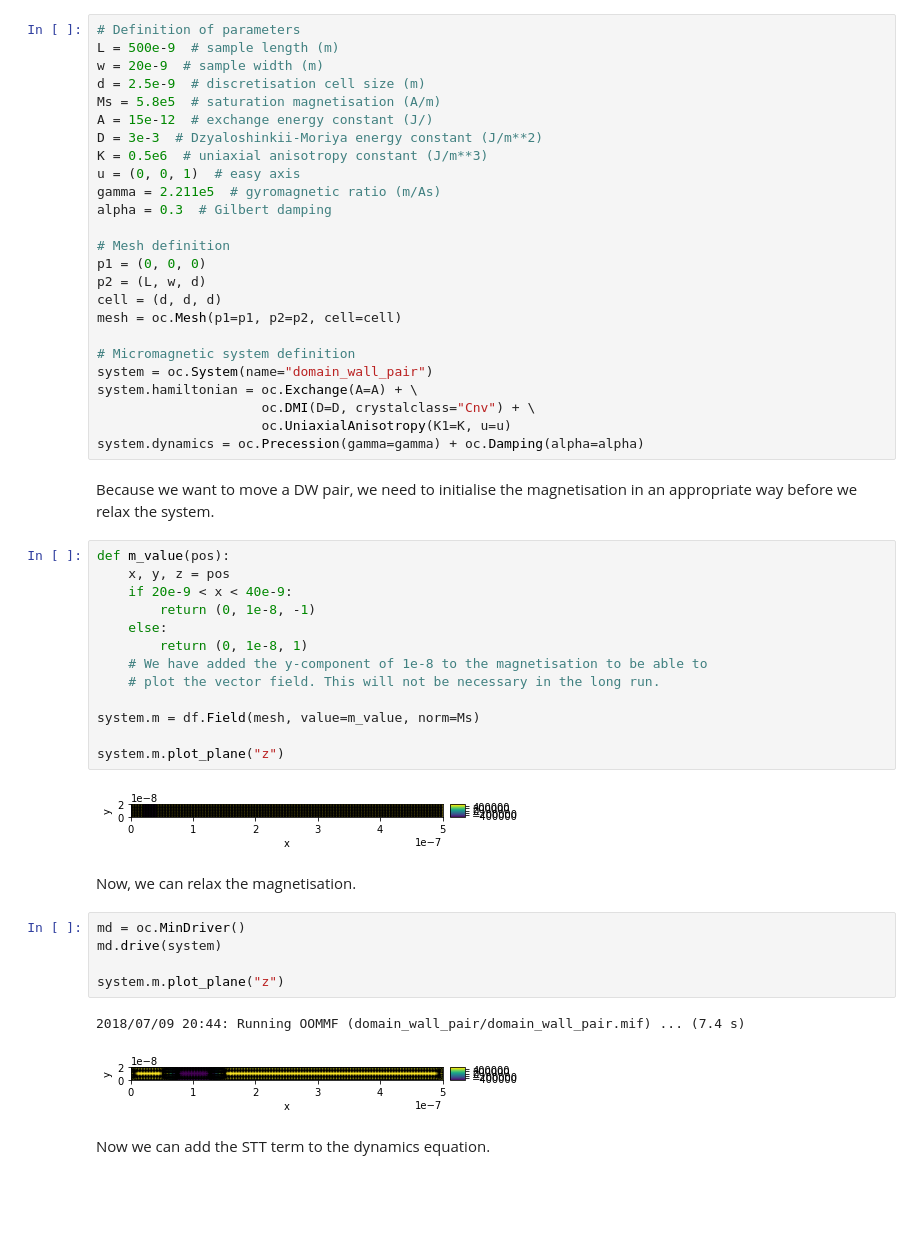
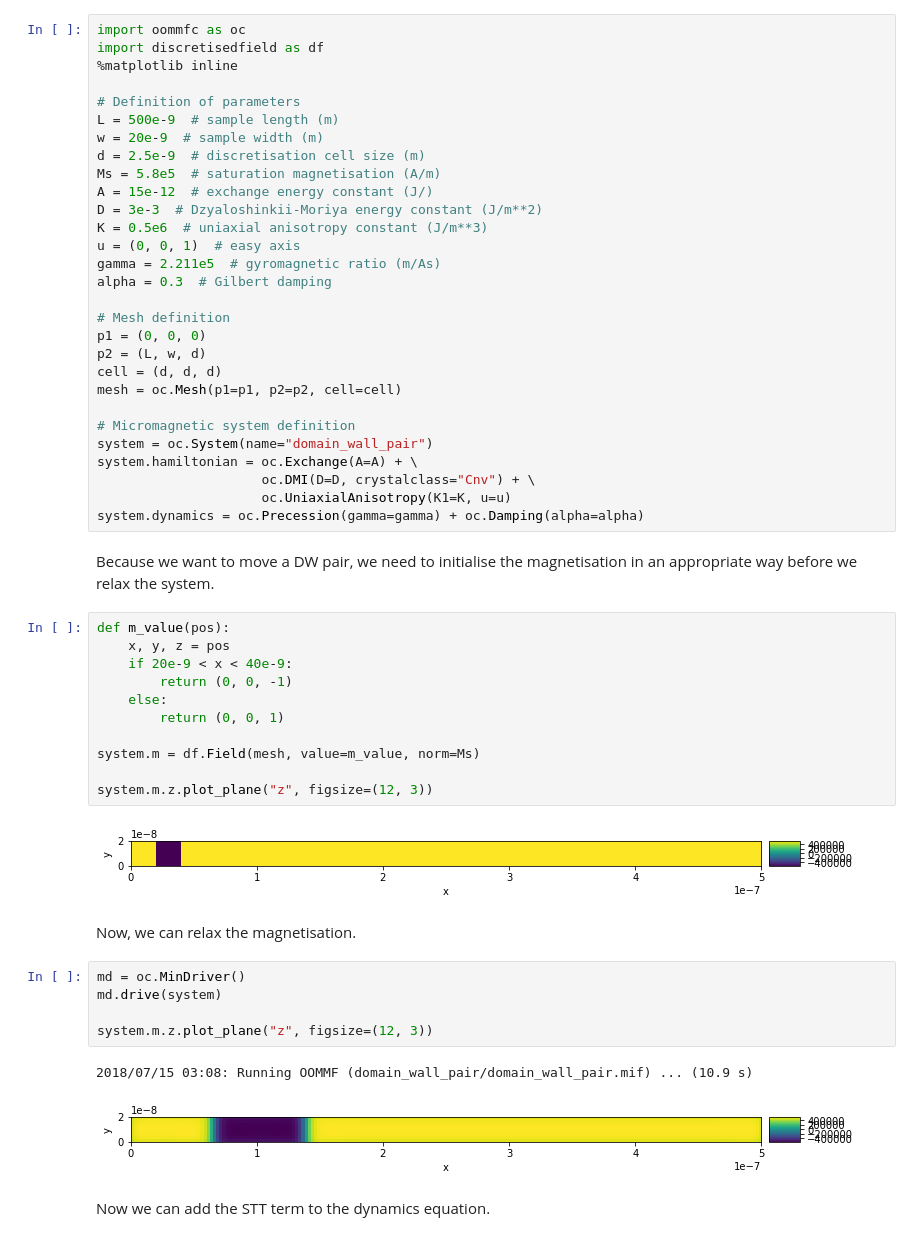
Before and after one commit to joommf-attic/icm2018-workshop, a Jupyter notebook: notebooks/04-tutorial-current-induced-dw-motion.ipynb, the cells around one changed output. Saved outputs shown, nothing was run; the diff lists cells and outputs as text; blank space fills up the shorter version.

```diff
--- a/notebooks/04-tutorial-current-induced-dw-motion.ipynb
+++ b/notebooks/04-tutorial-current-induced-dw-motion.ipynb
@@ -15,6 +11,10 @@ Let us simulate a two-dimensional sample with length $L = 500 \,\text{nm}$, widt
 - gyrotropic ratio $\gamma = 2.211 \times 10^{5} \,\text{m}\,\text{A}^{-1}\,\text{s}^{-1}$, and
 - Gilbert damping $\alpha=0.3$.
 # %%
+import oommfc as oc
+import discretisedfield as df
+%matplotlib inline
+
 # Definition of parameters
 L = 500e-9  # sample length (m)
 w = 20e-9  # sample width (m)
@@ -44,28 +44,26 @@ Because we want to move a DW pair, we need to initialise the magnetisation in an
 # %%
 def m_value(pos):
     x, y, z = pos
     if 20e-9 < x < 40e-9:
-        return (0, 1e-8, -1)
+        return (0, 0, -1)
     else:
-        return (0, 1e-8, 1)
-    # We have added the y-component of 1e-8 to the magnetisation to be able to
-    # plot the vector field. This will not be necessary in the long run.
+        return (0, 0, 1)
 
 system.m = df.Field(mesh, value=m_value, norm=Ms)
 
-system.m.plot_plane("z")
+system.m.z.plot_plane("z", figsize=(12, 3))
 # %% [output]
-[figure, old version]
+[figure, new version]
 # %% [markdown]
 Now, we can relax the magnetisation.
 # %%
 md = oc.MinDriver()
 md.drive(system)
 
-system.m.plot_plane("z")
+system.m.z.plot_plane("z", figsize=(12, 3))
 # %% [output]
-2018/07/09 20:44: Running OOMMF (domain_wall_pair/domain_wall_pair.mif) ... (7.4 s)
+2018/07/15 03:08: Running OOMMF (domain_wall_pair/domain_wall_pair.mif) ... (10.9 s)
-[figure, old version]
+[figure, new version]
 # %% [markdown]
 Now we can add the STT term to the dynamics equation.
 # %%
```
Also changed, not shown: parts of 8 cells of this notebook, 7 other files.
